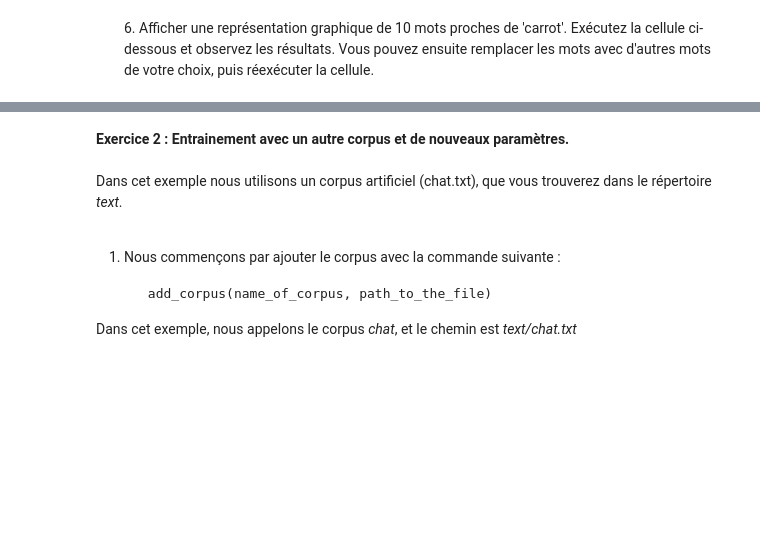
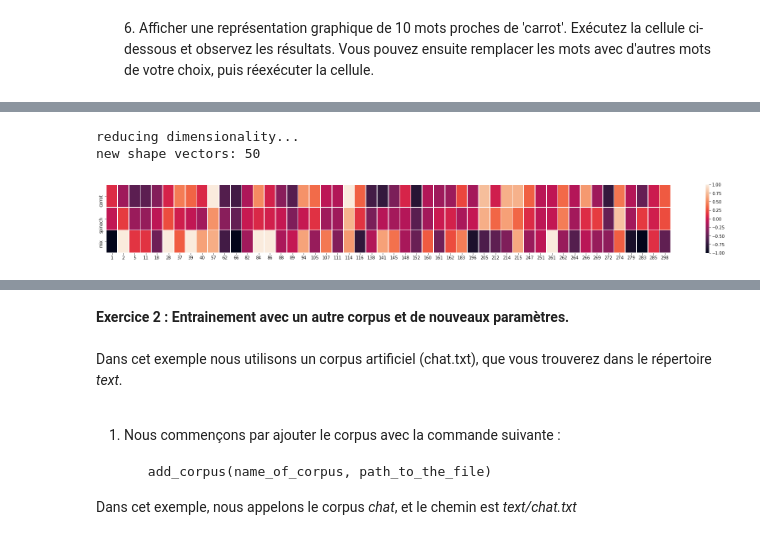
Before and after one commit to joni115/Machine-translation, a Jupyter notebook: TP -- Machine translationFr.ipynb, the cells around one changed output, grey strips where cells are left out. Cells and saved outputs as stored; diff of their text form; code cells hidden in the pictures; blank space fills up the shorter version.

```diff
--- a/TP -- Machine translationFr.ipynb
+++ b/TP -- Machine translationFr.ipynb
@@ -41,0 +101,6 @@ graphic_words(words=['carrot', 'mix', 'knife', 'cheese', 'boil', 'onion', 'milk'
+# %%
+get_heatmap_words(words=['carrot', 'spinach', 'mix'])
+# %% [output]
+reducing dimensionality...
+new shape vectors: 50
+[figure, added]
```
Also changed, not shown: parts of 22 cells of this notebook.
